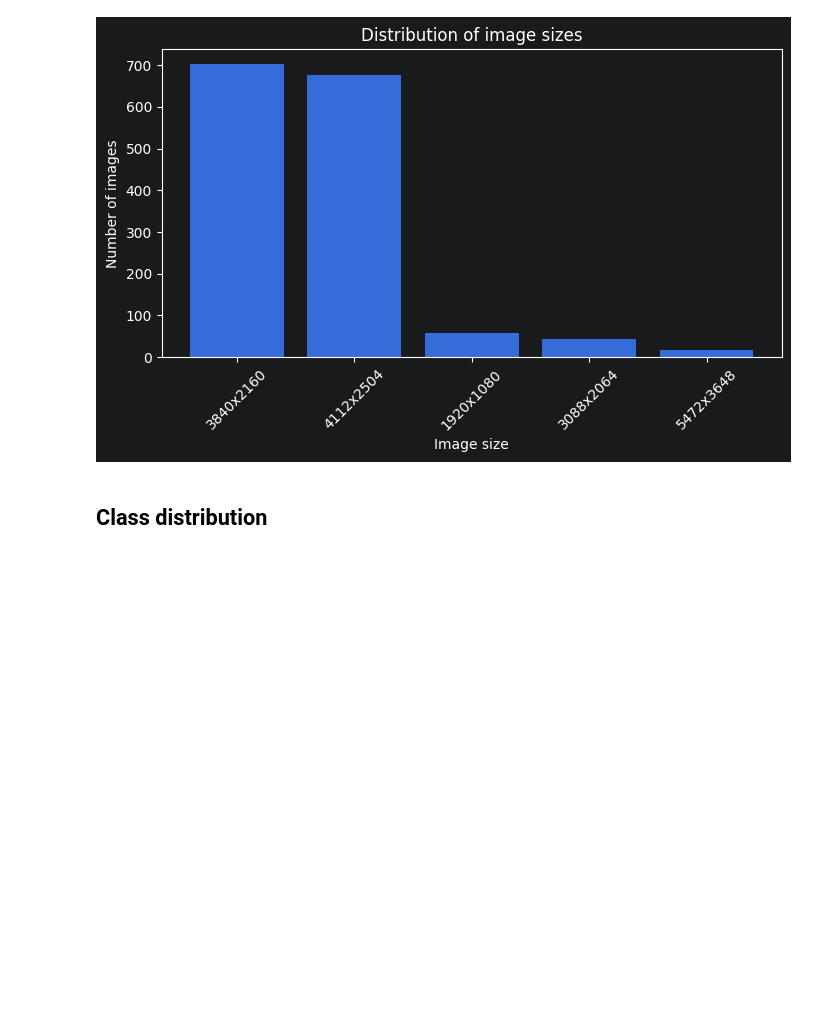
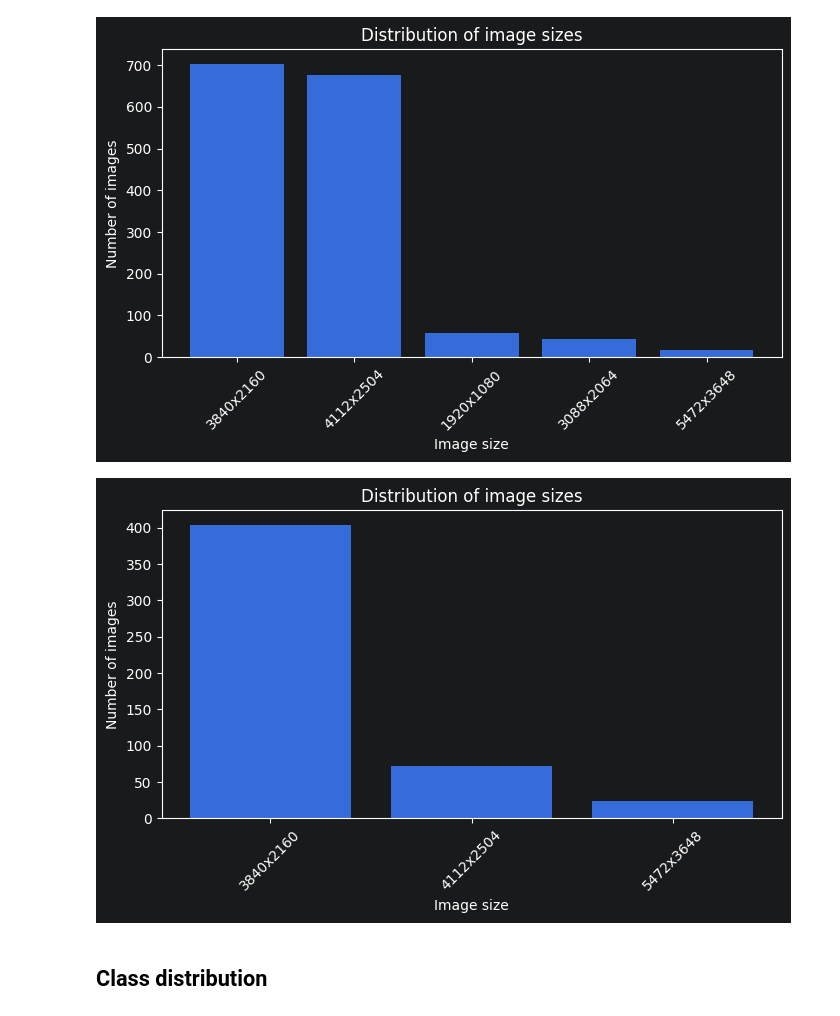
Before and after one commit to Rail-Bench-Object-Detection-Eric-Toudik/rail-bench-object-detection, a Jupyter notebook: explorative data analysis/eric_exploration.ipynb, the cells around one changed output. Saved outputs shown, nothing was run; the diff lists cells and outputs as text; code cells hidden in the pictures; blank space fills up the shorter version.

```diff
--- a/scripts/eric_exploration.ipynb
+++ b/explorative data analysis/eric_exploration.ipynb
@@ -82,6 +81,30 @@ plt.xticks(rotation=45)
 plt.show()
 # %% [output]
 [figure]
+# %%
+image_size_counts = (
+    val_images_df[["image_id", "width", "height"]]
+    .drop_duplicates()
+    .value_counts(["width", "height"])
+    .reset_index(name="count")
+)
+# plot
+image_size_counts["size_str"] = (
+        image_size_counts["width"].astype(str) + "x" +
+        image_size_counts["height"].astype(str)
+)
+
+plt.figure(figsize=(8, 4))
+plt.bar(image_size_counts["size_str"], image_size_counts["count"])
+
+plt.xlabel("Image size")
+plt.ylabel("Number of images")
+plt.title("Distribution of image sizes")
+plt.xticks(rotation=45)
+
+plt.show()
+# %% [output]
+[figure, added]
 # %% [markdown]
 ## Class distribution
 # %%
```
Also changed, not shown: parts of 10 cells of this notebook.
